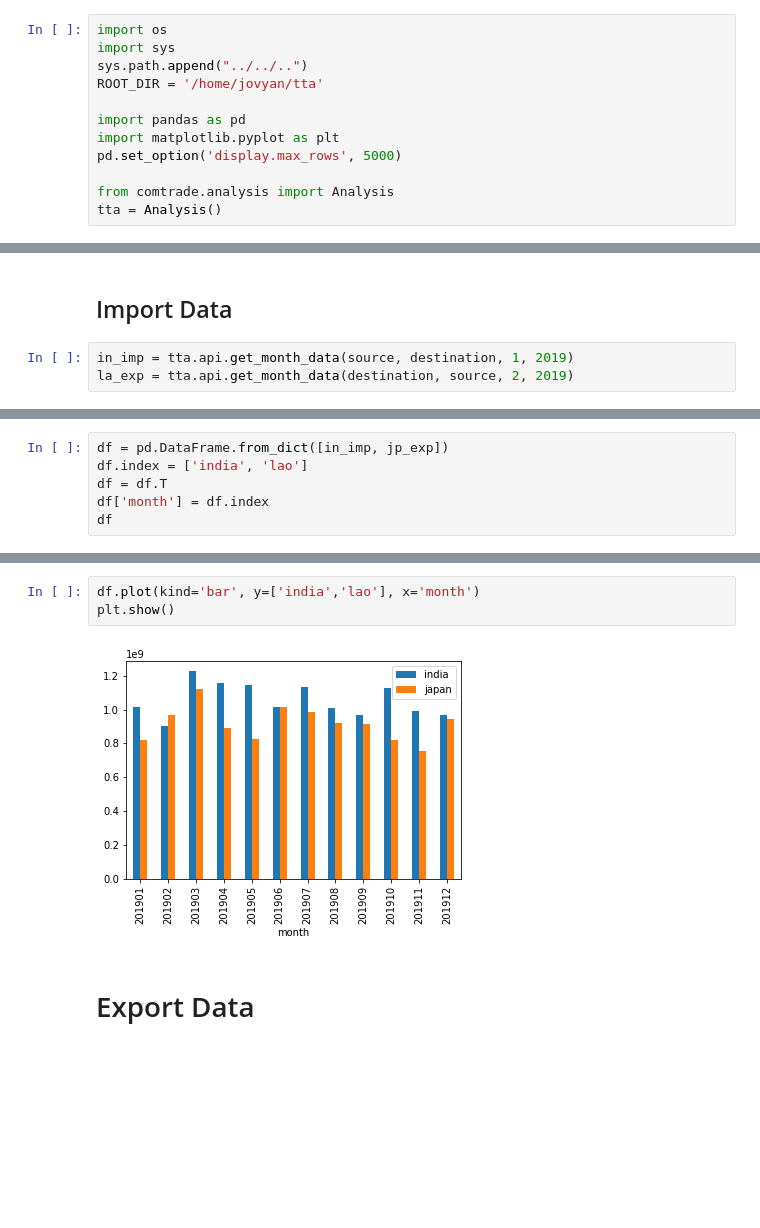
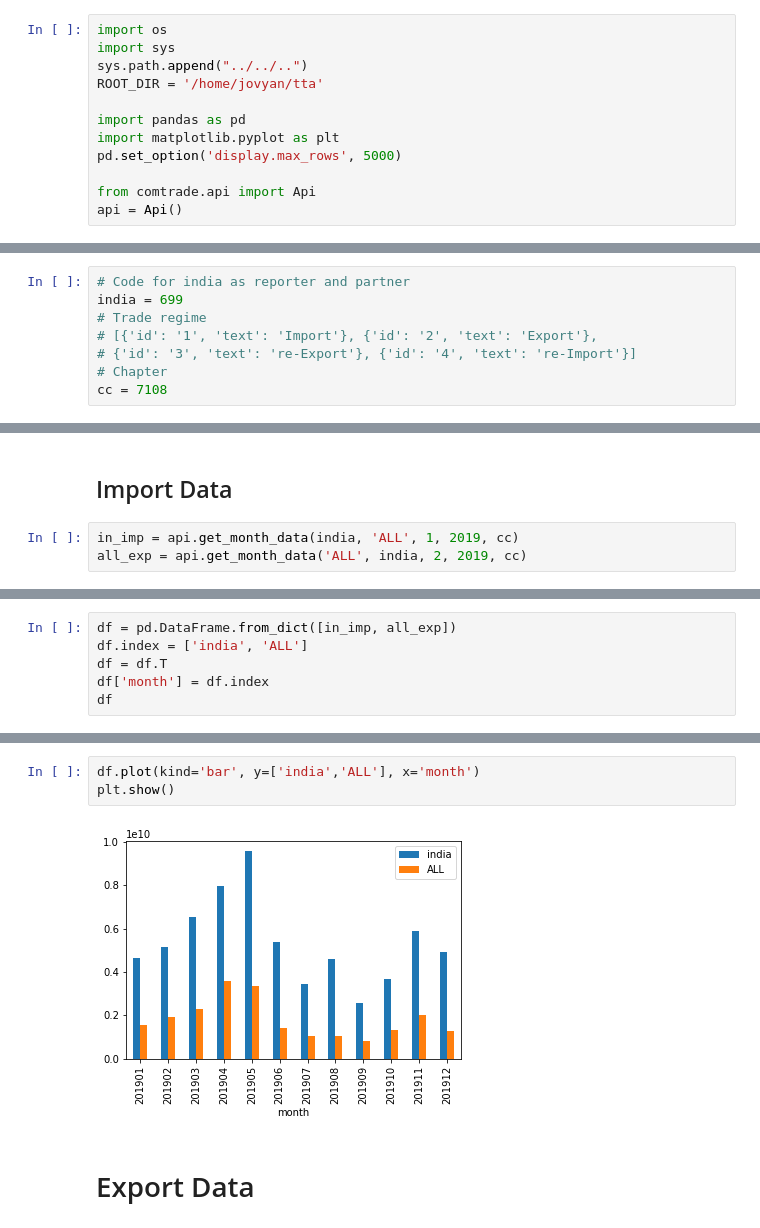
Before and after one commit to kmaneesh/tta, a Jupyter notebook: notebook/in/71/compare.ipynb, the cells around one changed output, grey strips where cells are left out. Saved outputs shown, nothing was run; the diff lists cells and outputs as text; blank space fills up the shorter version.

Commit message:
Updated the code to compare export

```diff
--- a/notebook/in/71/compare.ipynb
+++ b/notebook/in/71/compare.ipynb
@@ -10,5 +10,5 @@ import pandas as pd
 import matplotlib.pyplot as plt
 pd.set_option('display.max_rows', 5000)
 
-from comtrade.analysis import Analysis
-tta = Analysis()
+from comtrade.api import Api
+api = Api()
@@ -42 +17,9 @@ trade_regime_ids
+# %%
+# Code for india as reporter and partner
+india = 699
+# Trade regime
+# [{'id': '1', 'text': 'Import'}, {'id': '2', 'text': 'Export'},
+# {'id': '3', 'text': 're-Export'}, {'id': '4', 'text': 're-Import'}]
+# Chapter
+cc = 7108
 # %% [markdown]
@@ -56,6 +32,6 @@ print(destination_status)
 # %% [markdown]
 ## Import Data
 # %%
-in_imp = tta.api.get_month_data(source, destination, 1, 2019)
-la_exp = tta.api.get_month_data(destination, source, 2, 2019)
+in_imp = api.get_month_data(india, 'ALL', 1, 2019, cc)
+all_exp = api.get_month_data('ALL', india, 2, 2019, cc)
 # %% [output]
@@ -69,6 +55,6 @@ IndexError: list index out of range
 # %%
-df = pd.DataFrame.from_dict([in_imp, jp_exp])
-df.index = ['india', 'lao']
+df = pd.DataFrame.from_dict([in_imp, all_exp])
+df.index = ['india', 'ALL']
 df = df.T
 df['month'] = df.index
 df
@@ -89,8 +75,8 @@ df
 # %%
-df.plot(kind='bar', y=['india','lao'], x='month')
+df.plot(kind='bar', y=['india','ALL'], x='month')
 plt.show()
 # %% [output]
-[figure, old version]
+[figure, new version]
 # %% [markdown]
 # Export Data
 # %%
```
Also changed, not shown: parts of 16 cells of this notebook, 5 other files.
